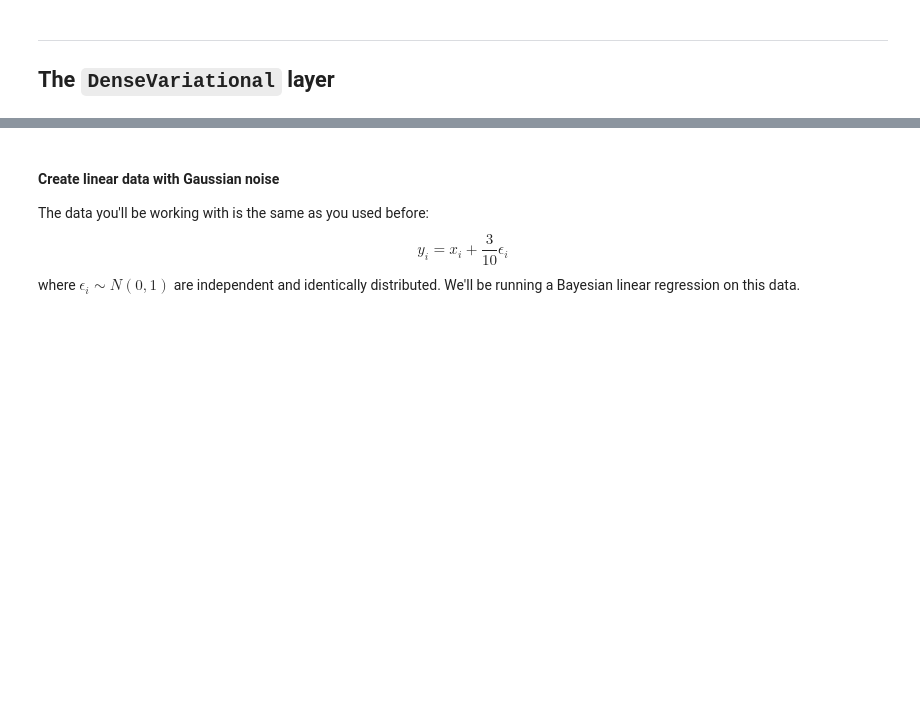
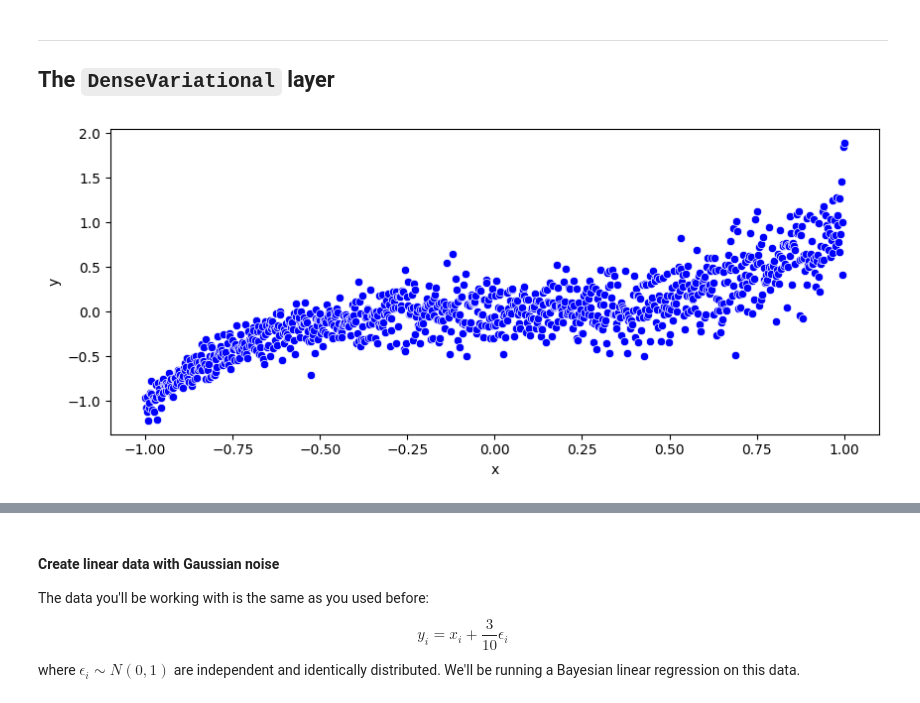
Before and after one commit to MengOonLee/Deep_learning, a Jupyter notebook: TensorFlow/Probabilistic/Bayesian/Bayesian.ipynb, the cells around one changed output, grey strips where cells are left out. Cells and saved outputs as stored; diff of their text form; code cells hidden in the pictures; blank space fills up the shorter version.

```diff
--- a/TensorFlow/Probabilistic/Bayesian/Bayesian.ipynb
+++ b/TensorFlow/Probabilistic/Bayesian/Bayesian.ipynb
@@ -773,3 +773,27 @@ plt.show()
 ***
 <a id="coding_tutorial_3"></a>
 ## The `DenseVariational` layer
+# %%
+import tensorflow as tf
+tf.random.set_seed(seed=42)
+import matplotlib.pyplot as plt
+import seaborn as sns
+
+num_samples = 1000
+x_train = tf.linspace(start=-1., stop=1., num=num_samples)[:, tf.newaxis]
+y_train = tf.math.pow(x=x_train, y=3) \
+    + 0.1*(2. + x_train)*tf.random.normal(shape=(num_samples, 1))
+
+plt.figure(figsize=(10, 4))
+x = x_train[:, 0]
+y = y_train[:, 0]
+sns.scatterplot(x=x, y=y, color="blue")
+plt.xlabel(xlabel="x")
+plt.ylabel(ylabel="y")
+plt.show()
+
+ds_train = tf.data.Dataset.from_tensor_slices(tensors=(x_train, y_train))
+ds_train = ds_train.cache().shuffle(buffer_size=num_samples)
+ds_train = ds_train.batch(batch_size=64).prefetch(buffer_size=tf.data.AUTOTUNE)
+# %% [output]
+[figure, added]
```
Also changed, not shown: parts of 3 cells of this notebook.
